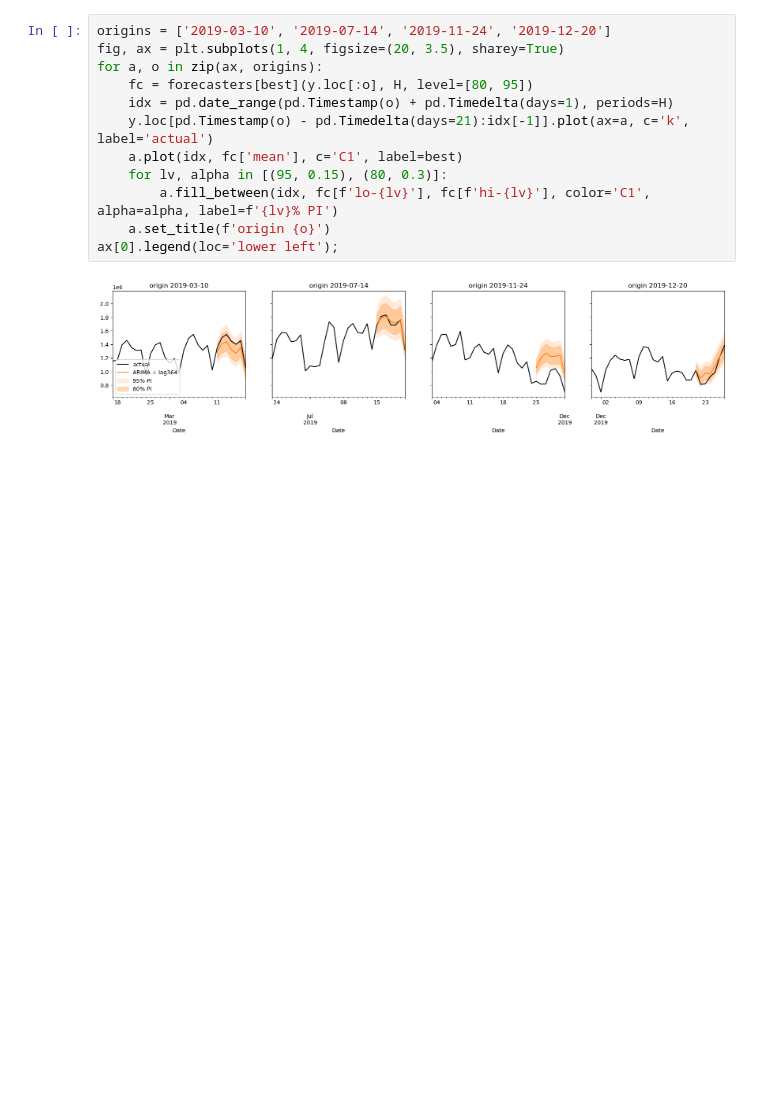
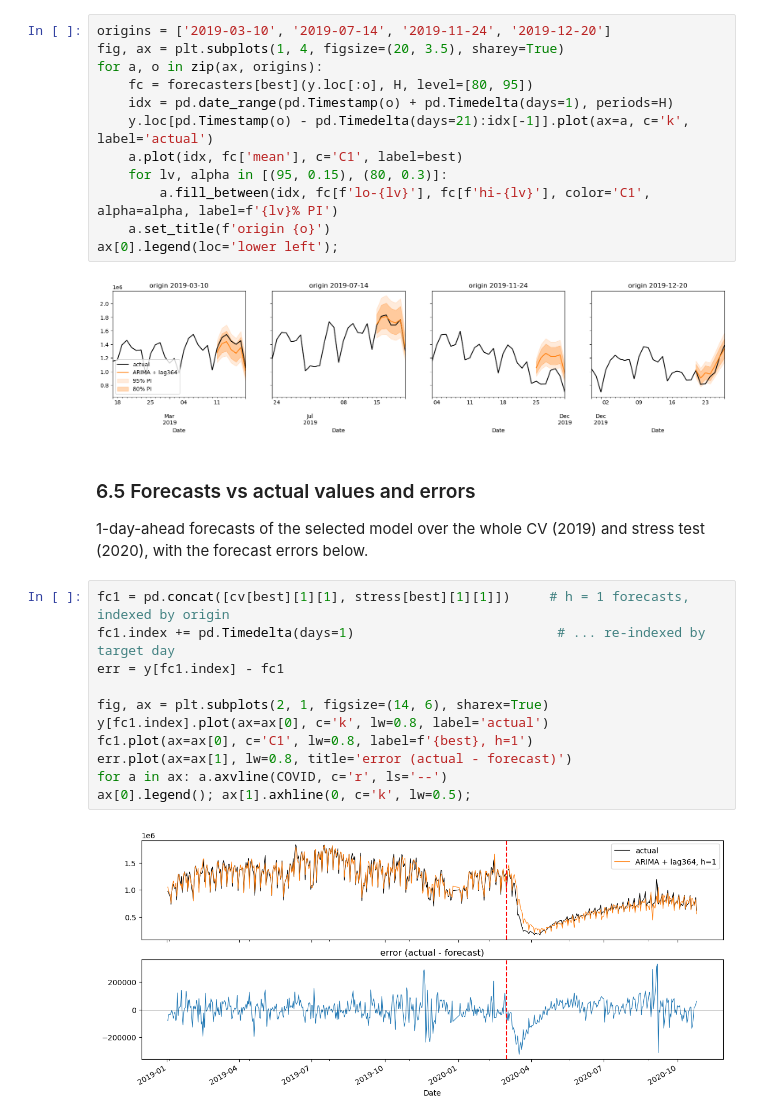
Before and after one commit to peykoff/minichallenge-forecasting, a Jupyter notebook: hotels_LA.ipynb, the cells around one changed output. Saved outputs shown, nothing was run; the diff lists cells and outputs as text; blank space fills up the shorter version.

```diff
--- a/hotels_LA.ipynb
+++ b/hotels_LA.ipynb
@@ -449,3 +492,19 @@ for a, o in zip(ax, origins):
 ax[0].legend(loc='lower left');
 # %% [output]
 [figure]
+# %% [markdown]
+### 6.5 Forecasts vs actual values and errors
+1-day-ahead forecasts of the selected model over the whole CV (2019) and stress test (2020), with the forecast errors below.
+# %%
+fc1 = pd.concat([cv[best][1][1], stress[best][1][1]])     # h = 1 forecasts, indexed by origin
+fc1.index += pd.Timedelta(days=1)                          # ... re-indexed by target day
+err = y[fc1.index] - fc1
+
+fig, ax = plt.subplots(2, 1, figsize=(14, 6), sharex=True)
+y[fc1.index].plot(ax=ax[0], c='k', lw=0.8, label='actual')
+fc1.plot(ax=ax[0], c='C1', lw=0.8, label=f'{best}, h=1')
+err.plot(ax=ax[1], lw=0.8, title='error (actual - forecast)')
+for a in ax: a.axvline(COVID, c='r', ls='--')
+ax[0].legend(); ax[1].axhline(0, c='k', lw=0.5);
+# %% [output]
+[figure, added]
```
Also changed, not shown: parts of 9 cells of this notebook, 1 other file.
